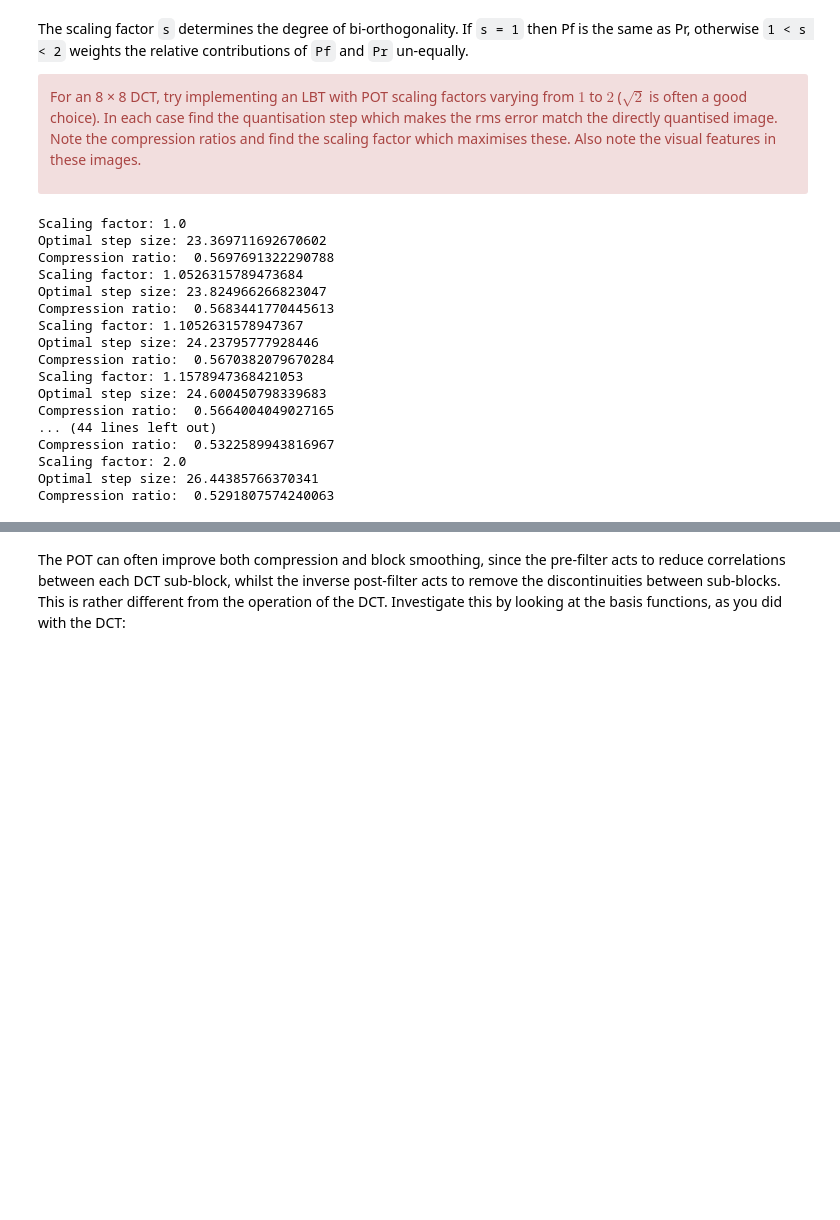
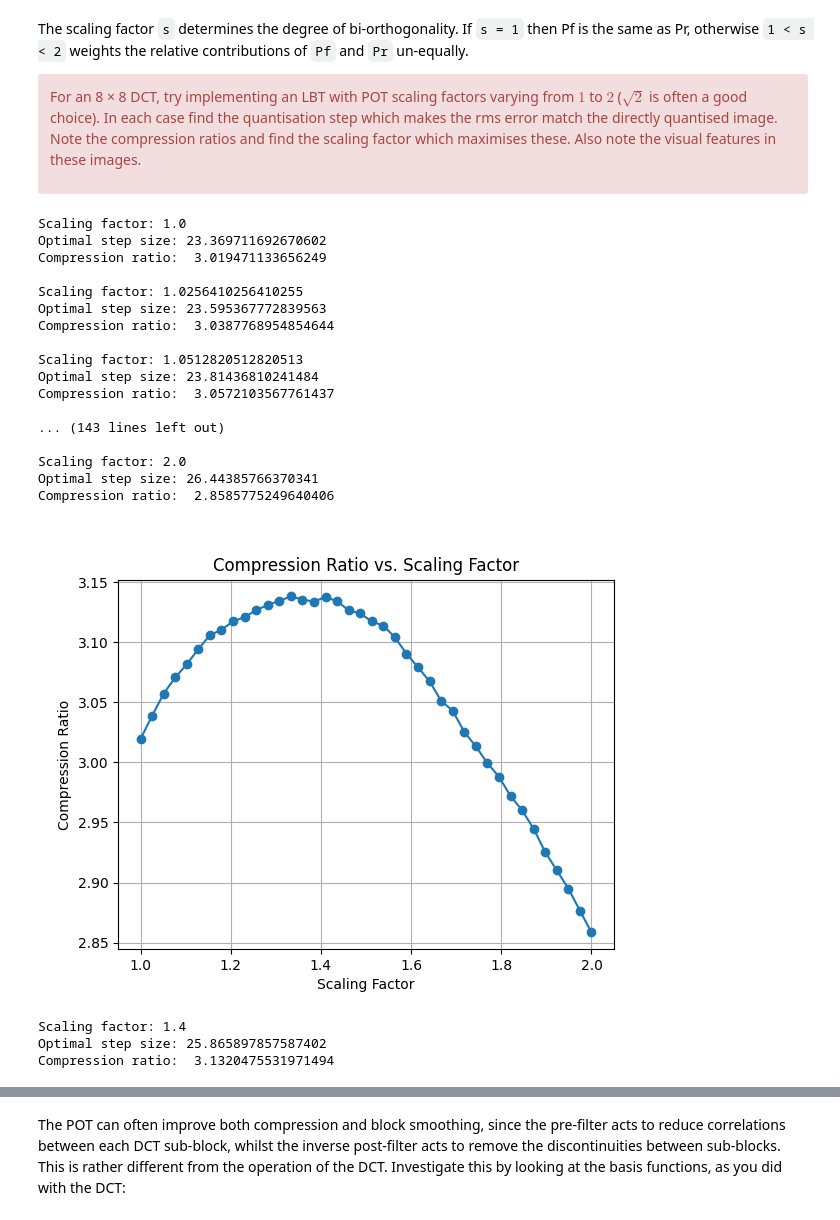
Before and after one commit to muhanl/cued_sf2_lab, a Jupyter notebook: 8-lbt.ipynb, the cells around one changed output, grey strips where cells are left out. Cells and saved outputs as stored; diff of their text form; code cells hidden in the pictures; blank space fills up the shorter version.

```diff
--- a/8-lbt.ipynb
+++ b/8-lbt.ipynb
@@ -178,48 +178,91 @@ def find_optimal_step_size(X, s, step):
     minstep = res.x  # minimizer
     return minstep, minMSE
 
-Xq = quantise(X, 17)
-
-for s in np.linspace(1, 2, 20):
+scaling_factors = []
+compression_ratios = []
+for s in np.linspace(1, 2, 40):
 
     N = 8
     Pf, Pr = pot_ii(N, s)
     opt_step = find_optimal_step_size(X, s, 17)[0]
 
     t = np.s_[N//2:-N//2]
     Xp = X.copy()
     Xp[t,:] = colxfm(Xp[t,:], Pf)
     Xp[:,t] = colxfm(Xp[:,t].T, Pf).T
 
     Y = colxfm(colxfm(Xp, C8).T, C8).T       # dct
     Yq = quantise(Y, opt_step)           # quantisation
     Yr = regroup(Yq, N)/N                  # regroup
     Z = colxfm(colxfm(Yq.T, C8.T).T, C8.T)  # reconstruction
 
     Zp = Z.copy()
     Zp[:,t] = colxfm(Zp[:,t].T, Pr.T).T
     Zp[t,:] = colxfm(Zp[t,:], Pr.T)
 
-    tot_bits_comp = dctbpp(Z, N)
+    tot_bits_comp = dctbpp(Yr, N)
     tot_bits_direct = bpp(Xq) * Xq.size
+    compression_ratio = tot_bits_direct / tot_bits_comp
     print(f"Scaling factor: {s}")
     print(f"Optimal step size: {opt_step}")
-    print("Compression ratio: ", tot_bits_direct / tot_bits_comp)
+    print("Compression ratio: ", compression_ratio, "\n")
+
+    scaling_factors.append(s)
+    compression_ratios.append(compression_ratio)
+
+plt.figure()
+plt.plot(scaling_factors, compression_ratios, marker='o', linestyle='-')
+plt.xlabel('Scaling Factor')
+plt.ylabel('Compression Ratio')
+plt.title('Compression Ratio vs. Scaling Factor')
+plt.grid(True)
+plt.show()
 # %% [output]
 Scaling factor: 1.0
 Optimal step size: 23.369711692670602
-Compression ratio:  0.5697691322290788
-Scaling factor: 1.0526315789473684
-Optimal step size: 23.824966266823047
-Compression ratio:  0.5683441770445613
-Scaling factor: 1.1052631578947367
-Optimal step size: 24.23795777928446
-Compression ratio:  0.5670382079670284
-Scaling factor: 1.1578947368421053
-Optimal step size: 24.600450798339683
-Compression ratio:  0.5664004049027165
-... (44 lines left out)
-Compression ratio:  0.5322589943816967
+Compression ratio:  3.019471133656249
+
+Scaling factor: 1.0256410256410255
+Optimal step size: 23.595367772839563
+Compression ratio:  3.0387768954854644
+
+Scaling factor: 1.0512820512820513
+Optimal step size: 23.81436810241484
+Compression ratio:  3.0572103567761437
+
+... (143 lines left out)
+
 Scaling factor: 2.0
 Optimal step size: 26.44385766370341
-Compression ratio:  0.5291807574240063
+Compression ratio:  2.8585775249640406
+[figure, added]
+# %%
+s = 1.4
+N = 8
+Pf, Pr = pot_ii(N, s)
+opt_step = find_optimal_step_size(X, s, 17)[0]
+
+t = np.s_[N//2:-N//2]
+Xp = X.copy()
+Xp[t,:] = colxfm(Xp[t,:], Pf)
+Xp[:,t] = colxfm(Xp[:,t].T, Pf).T
+
+Y = colxfm(colxfm(Xp, C8).T, C8).T       # dct
+Yq = quantise(Y, opt_step)           # quantisation
+Yr = regroup(Yq, N)/N                  # regroup
+Z = colxfm(colxfm(Yq.T, C8.T).T, C8.T)  # reconstruction
+
+Zp = Z.copy()
+Zp[:,t] = colxfm(Zp[:,t].T, Pr.T).T
+Zp[t,:] = colxfm(Zp[t,:], Pr.T)
+
+tot_bits_comp = dctbpp(Yr, N)
+tot_bits_direct = bpp(Xq) * Xq.size
+compression_ratio = tot_bits_direct / tot_bits_comp
+print(f"Scaling factor: {s}")
+print(f"Optimal step size: {opt_step}")
+print("Compression ratio: ", compression_ratio, "\n")
+# %% [output]
+Scaling factor: 1.4
+Optimal step size: 25.865897857587402
+Compression ratio:  3.1320475531971494
```
Also changed, not shown: parts of 5 cells of this notebook.
